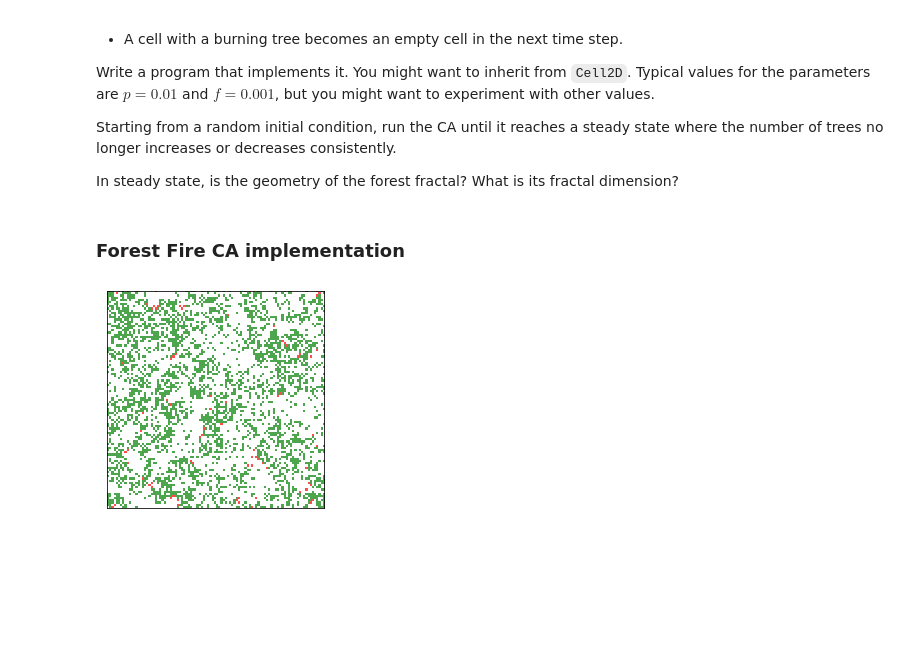
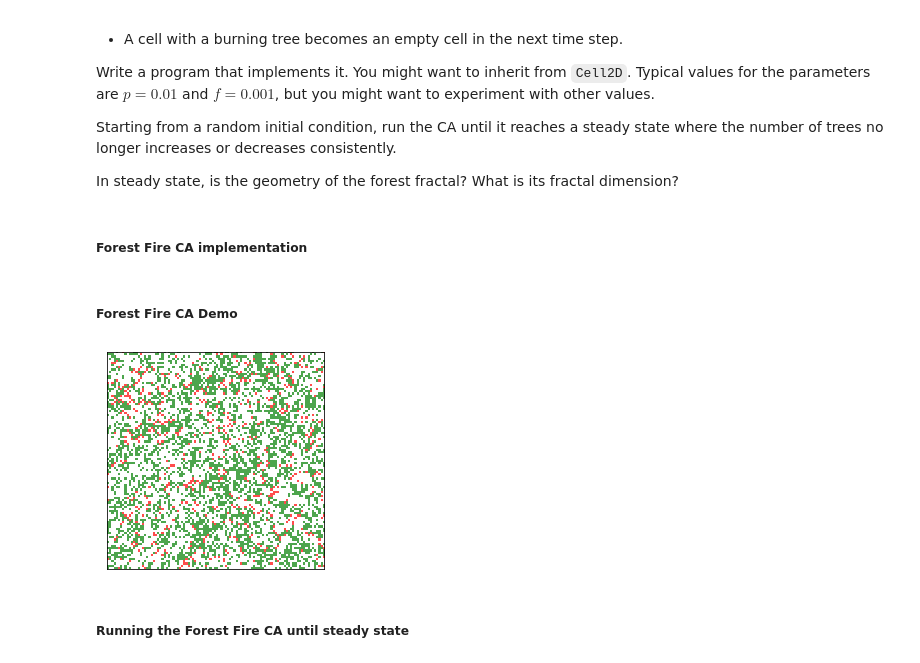
Before and after one commit to jben-estrada/physics215-exercises, a Jupyter notebook: src/solutions/exercise7_2.ipynb, the cells around one changed output. Saved outputs shown, nothing was run; the diff lists cells and outputs as text; code cells hidden in the pictures; blank space fills up the shorter version.

```diff
--- a/src/solutions/exercise7_2.ipynb
+++ b/src/solutions/exercise7_2.ipynb
@@ -42,5 +42,5 @@ from utils import underride
 # %% [markdown]
-### Forest Fire CA implementation
+##### Forest Fire CA implementation
 # %%
 class ForestFire(Cell2D):
     EMPTY = 0
@@ -97,6 +97,9 @@ class ForestFire(Cell2D):
 
         plt.imshow(self.array, **options)
 
+    def count_elem(self, element):
+        return np.sum(self.array == element)
+
 
 def make_rand_forest_fire(n, m=None, p=0.01, f=0.001):
     ff = ForestFire(n, m, p, f)
@@ -106,8 +109,12 @@ def make_rand_forest_fire(n, m=None, p=0.01, f=0.001):
     rand_state[rand_state == burning] = ff.BURNING_TREE
     ff.array = rand_state
     return ff
+# %% [markdown]
+##### Forest Fire CA Demo
 # %%
-test_ff = make_rand_forest_fire(100, 100)
-test_ff.animate(100)
+ff = make_rand_forest_fire(100, 100, p=0.1, f=0.01)
+ff.animate(100)
 # %% [output]
-[figure, old version]
+[figure, new version]
+# %% [markdown]
+##### Running the Forest Fire CA until steady state
```
Also changed, not shown: parts of 6 cells of this notebook.
